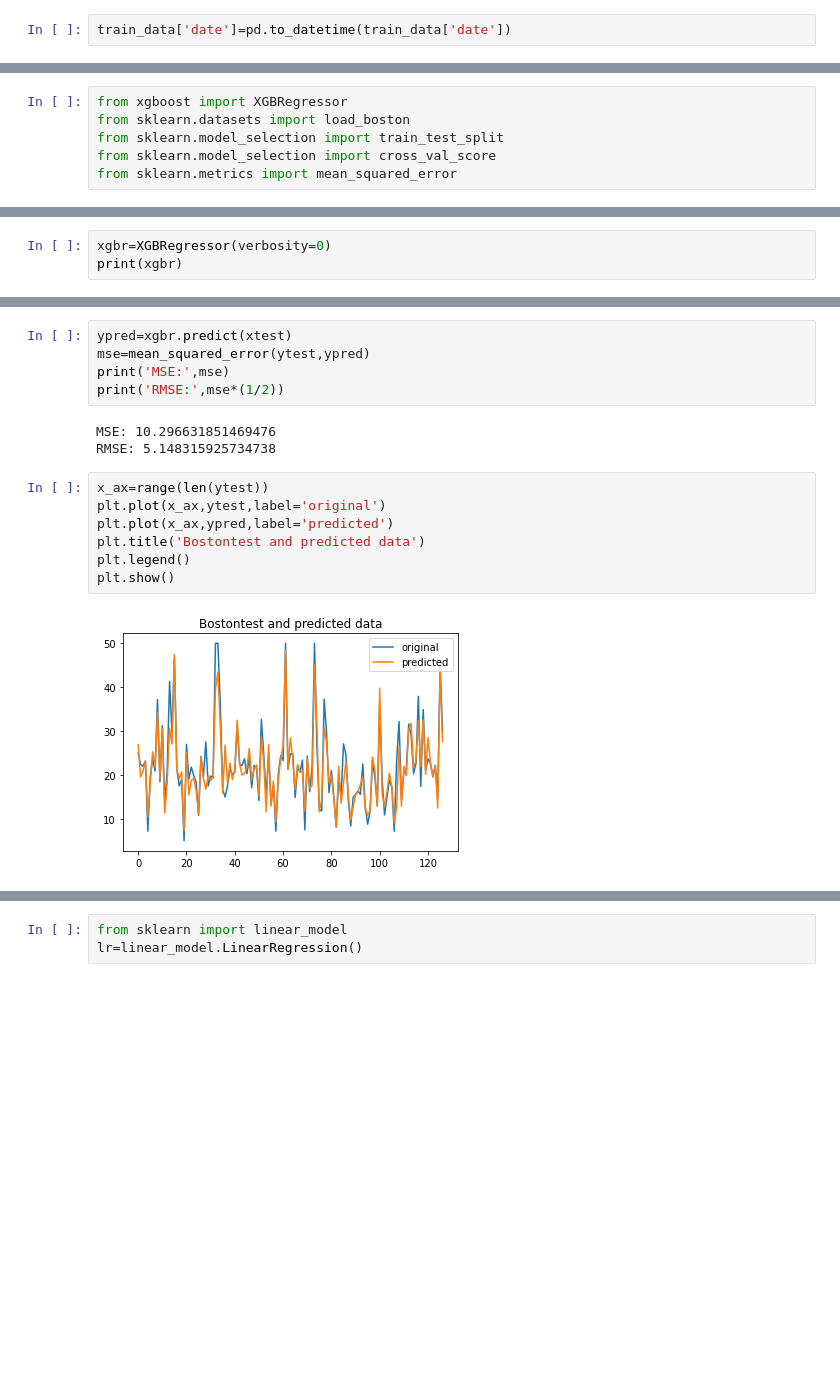
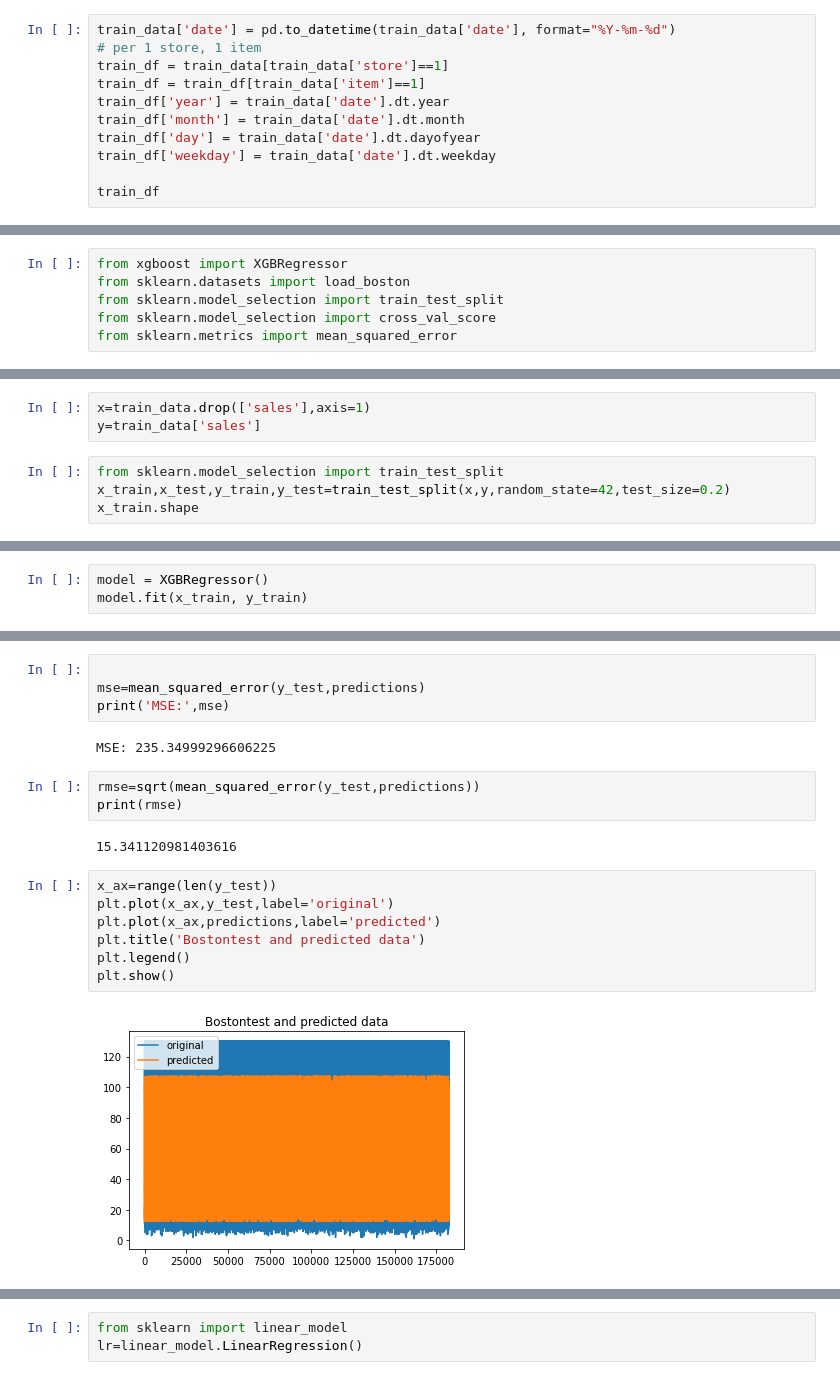
Before and after one commit to Rahulkp2102/Internship, a Jupyter notebook: Internship final.ipynb, the cells around one changed output, grey strips where cells are left out. Cells and saved outputs as stored; diff of their text form; blank space fills up the shorter version.

```diff
--- a/Internship final.ipynb
+++ b/Internship final.ipynb
@@ -247,4 +259,13 @@ train_data=train_data.drop(['item','store'],axis=1)
 # %%
 # to time series
 # %%
-train_data['date']=pd.to_datetime(train_data['date'])
+train_data['date'] = pd.to_datetime(train_data['date'], format="%Y-%m-%d")
+# per 1 store, 1 item
+train_df = train_data[train_data['store']==1]
+train_df = train_df[train_data['item']==1]
+train_df['year'] = train_data['date'].dt.year
+train_df['month'] = train_data['date'].dt.month
+train_df['day'] = train_data['date'].dt.dayofyear
+train_df['weekday'] = train_data['date'].dt.weekday
+
+train_df
@@ -470,0 +546,7 @@ xtrain,xtest,ytrain,ytest=train_test_split(x,y,test_size=0.25)
+# %%
+x=train_data.drop(['sales'],axis=1)
+y=train_data['sales']
+# %%
+from sklearn.model_selection import train_test_split
+x_train,x_test,y_train,y_test=train_test_split(x,y,random_state=42,test_size=0.2)
+x_train.shape
@@ -471,4 +555,4 @@ xtrain,xtest,ytrain,ytest=train_test_split(x,y,test_size=0.25)
 # %%
-xgbr=XGBRegressor(verbosity=0)
-print(xgbr)
+model = XGBRegressor()
+model.fit(x_train, y_train)
 # %% [output]
@@ -497,20 +593,23 @@ CV mean score: 0.8696107878161999
 # %%
-ypred=xgbr.predict(xtest)
-mse=mean_squared_error(ytest,ypred)
+
+mse=mean_squared_error(y_test,predictions)
 print('MSE:',mse)
-print('RMSE:',mse*(1/2))
 # %% [output]
-MSE: 10.296631851469476
-RMSE: 5.148315925734738
+MSE: 235.34999296606225
+# %%
+rmse=sqrt(mean_squared_error(y_test,predictions))
+print(rmse)
+# %% [output]
+15.341120981403616
 # %%
-x_ax=range(len(ytest))
-plt.plot(x_ax,ytest,label='original')
-plt.plot(x_ax,ypred,label='predicted')
+x_ax=range(len(y_test))
+plt.plot(x_ax,y_test,label='original')
+plt.plot(x_ax,predictions,label='predicted')
 plt.title('Bostontest and predicted data')
 plt.legend()
 plt.show()
 # %% [output]
-[figure, old version]
+[figure, new version]
 # %%
 train_data
 # %% [output]
```
Also changed, not shown: parts of 34 cells of this notebook.
